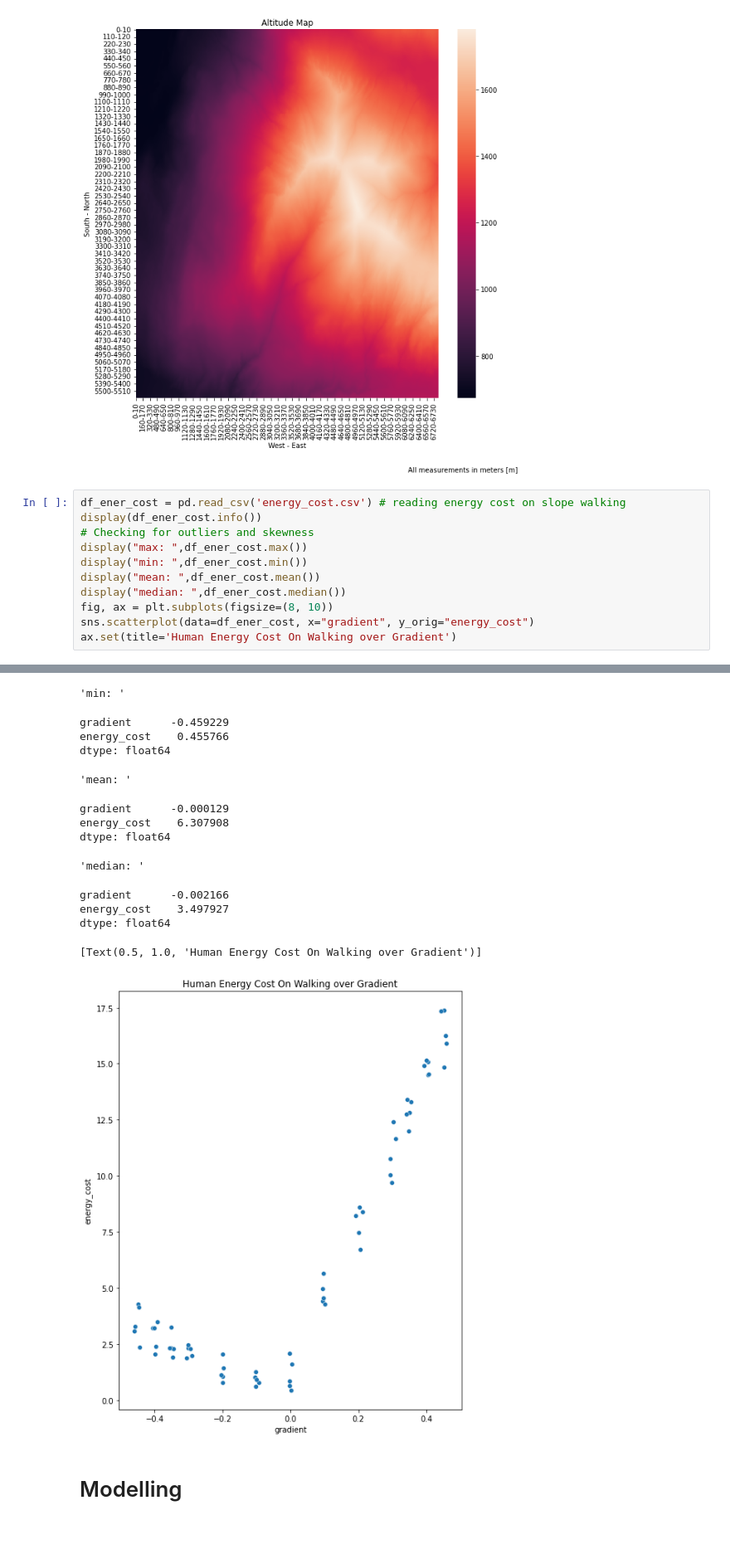
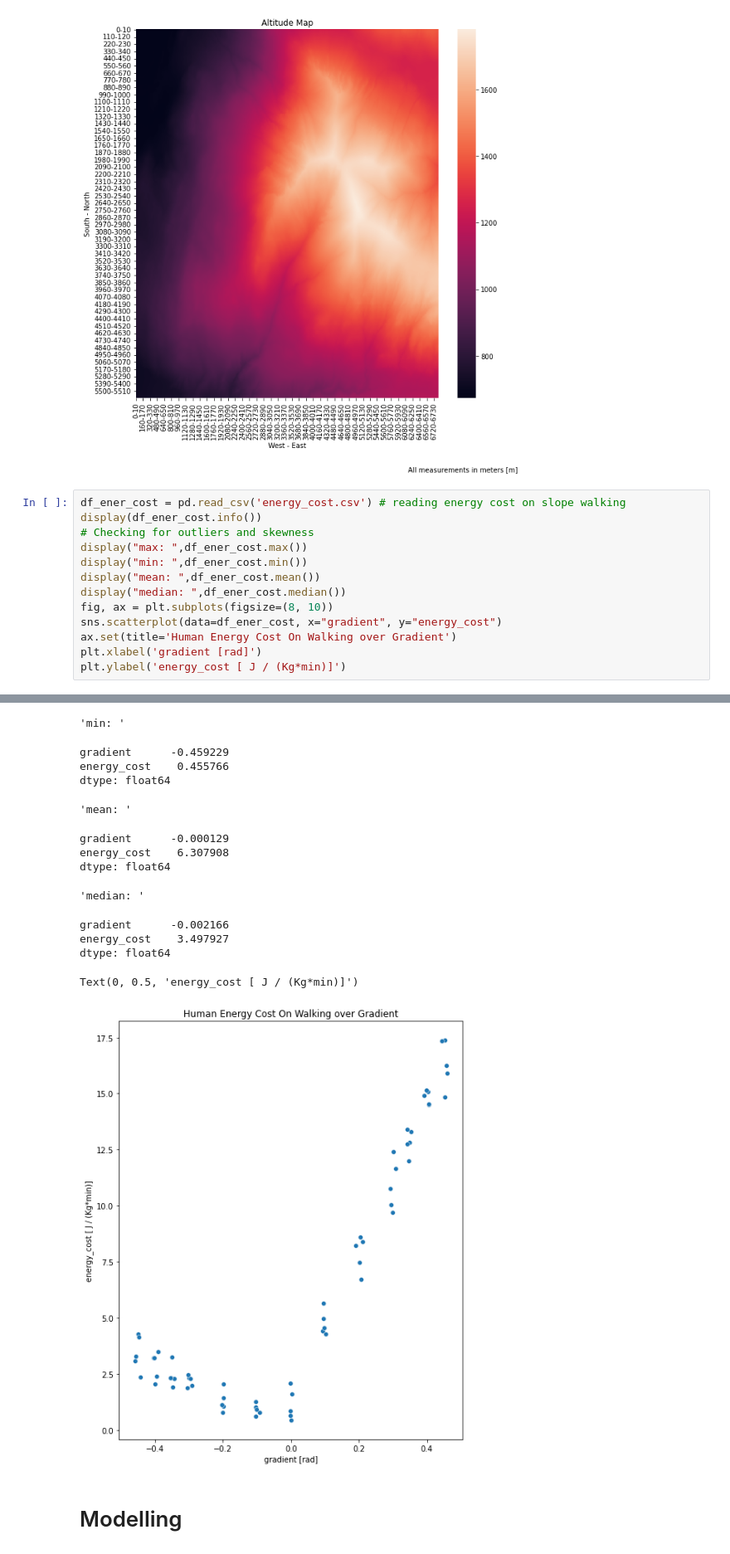
Before and after one commit to JorgeIvanJH/Isazi, a Jupyter notebook: test.ipynb, the cells around one changed output, grey strips where cells are left out. Shown: that part at 83% size. Saved outputs shown, nothing was run; the diff lists cells and outputs as text.

```diff
--- a/test.ipynb
+++ b/test.ipynb
@@ -49,37 +49,39 @@ display("min: ",df_ener_cost.min())
 display("mean: ",df_ener_cost.mean())
 display("median: ",df_ener_cost.median())
 fig, ax = plt.subplots(figsize=(8, 10))
-sns.scatterplot(data=df_ener_cost, x="gradient", y_orig="energy_cost")
+sns.scatterplot(data=df_ener_cost, x="gradient", y="energy_cost")
 ax.set(title='Human Energy Cost On Walking over Gradient')
+plt.xlabel('gradient [rad]')
+plt.ylabel('energy_cost [ J / (Kg*min)]')
 # %% [output]
 <class 'pandas.core.frame.DataFrame'>
 RangeIndex: 65 entries, 0 to 64
 Data columns (total 2 columns):
  #   Column       Non-Null Count  Dtype
 ---  ------       --------------  -----
  0   gradient     65 non-null     float64
  1   energy_cost  65 non-null     float64
 dtypes: float64(2)
 memory usage: 1.1 KB
 None
 'max: '
 gradient        0.458577
 energy_cost    17.383337
 dtype: float64
 'min: '
 gradient      -0.459229
 energy_cost    0.455766
 dtype: float64
 'mean: '
 gradient      -0.000129
 energy_cost    6.307908
 dtype: float64
 'median: '
 gradient      -0.002166
 energy_cost    3.497927
 dtype: float64
-[Text(0.5, 1.0, 'Human Energy Cost On Walking over Gradient')]
+Text(0, 0.5, 'energy_cost [ J / (Kg*min)]')
-[figure, old version]
+[figure, new version]
 # %% [markdown]
 # Modelling
 # %% [markdown]
```
Also changed, not shown: parts of 6 cells of this notebook.
